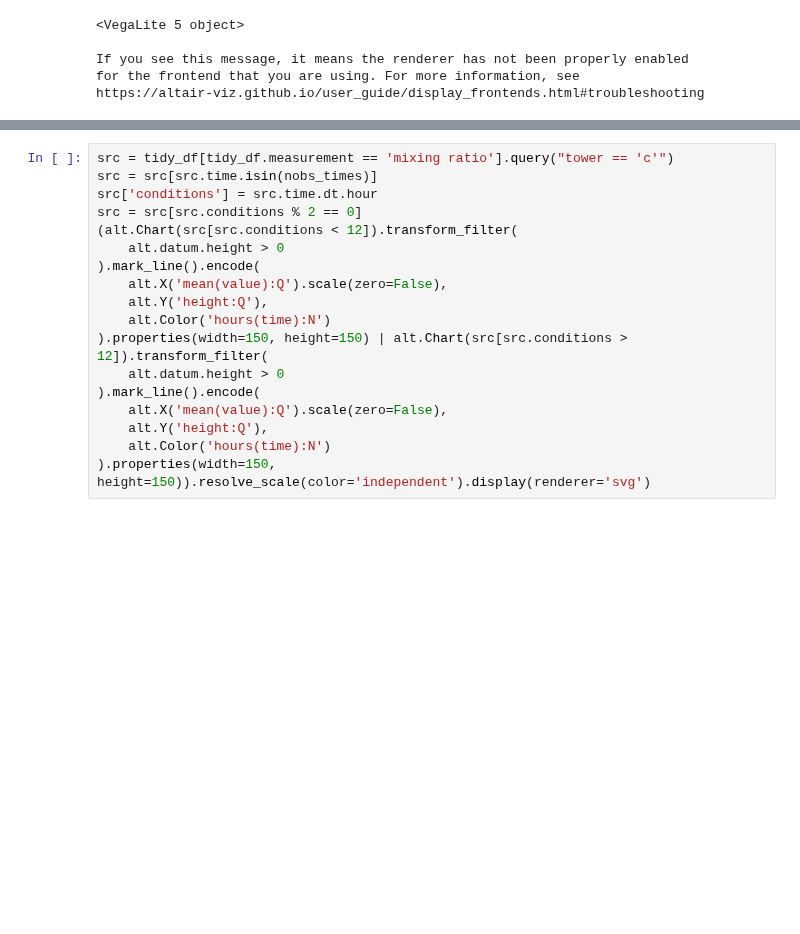
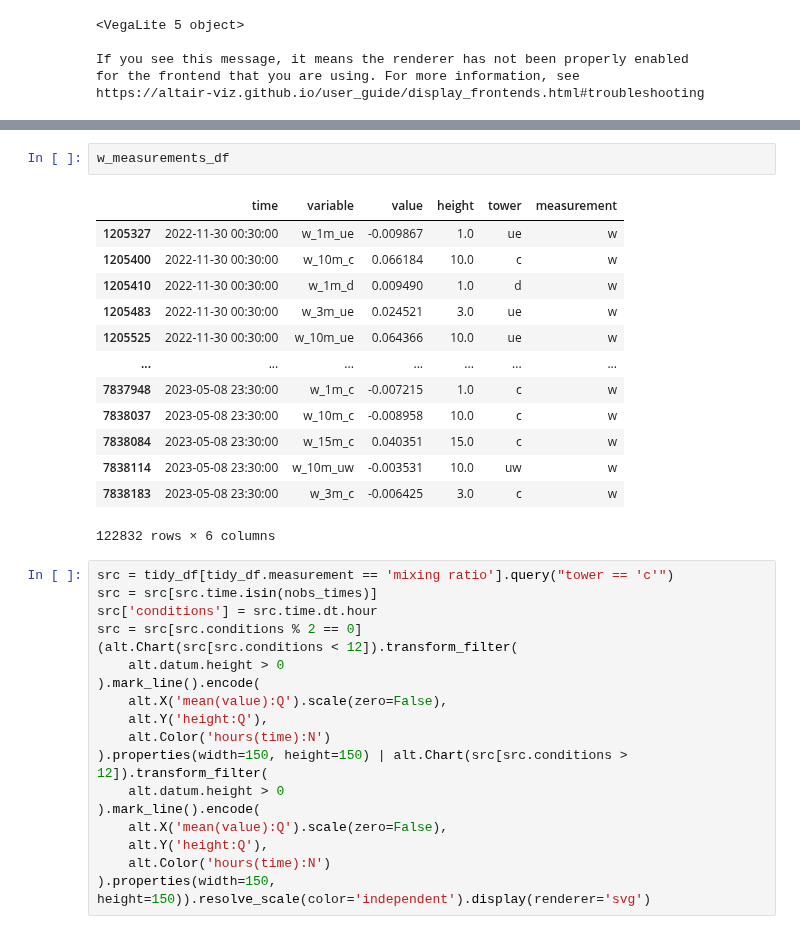
Before and after one commit to elischwat/sublimationofsnow, a Jupyter notebook: analysis/paper1/flux_divergence_vertical.ipynb, the cells around one changed output, grey strips where cells are left out. Drawn from its saved outputs; the diff is of its cells as text; blank space fills up the shorter version.

```diff
--- a/analysis/paper1/flux_divergence_vertical.ipynb
+++ b/analysis/paper1/flux_divergence_vertical.ipynb
@@ -567,3 +784,19 @@ len(set(pd.to_datetime(downvalley_wind_times)).intersection(set(nobs_times)))
+# %%
+w_measurements_df
+# %% [output]
+|  | time | variable | value | height | tower | measurement |
+| 1205327 | 2022-11-30 00:30:00 | w_1m_ue | -0.009867 | 1.0 | ue | w |
+| 1205400 | 2022-11-30 00:30:00 | w_10m_c | 0.066184 | 10.0 | c | w |
+| 1205410 | 2022-11-30 00:30:00 | w_1m_d | 0.009490 | 1.0 | d | w |
+| 1205483 | 2022-11-30 00:30:00 | w_3m_ue | 0.024521 | 3.0 | ue | w |
+| 1205525 | 2022-11-30 00:30:00 | w_10m_ue | 0.064366 | 10.0 | ue | w |
+| ... | ... | ... | ... | ... | ... | ... |
+| 7837948 | 2023-05-08 23:30:00 | w_1m_c | -0.007215 | 1.0 | c | w |
+| 7838037 | 2023-05-08 23:30:00 | w_10m_c | -0.008958 | 10.0 | c | w |
+| 7838084 | 2023-05-08 23:30:00 | w_15m_c | 0.040351 | 15.0 | c | w |
+| 7838114 | 2023-05-08 23:30:00 | w_10m_uw | -0.003531 | 10.0 | uw | w |
+| 7838183 | 2023-05-08 23:30:00 | w_3m_c | -0.006425 | 3.0 | c | w |
+122832 rows × 6 columns
 # %%
 src = tidy_df[tidy_df.measurement == 'mixing ratio'].query("tower == 'c'")
 src = src[src.time.isin(nobs_times)]
```
Also changed, not shown: parts of 20 cells of this notebook, 8 other files.
